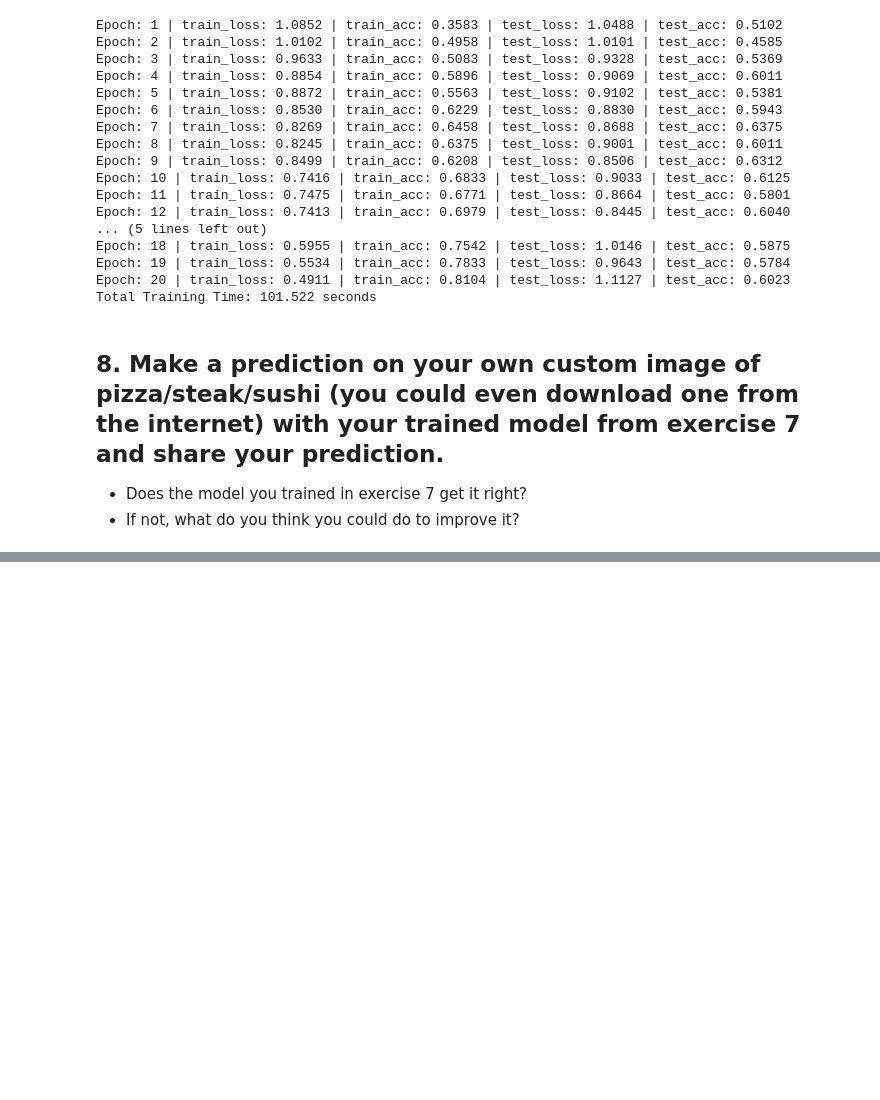
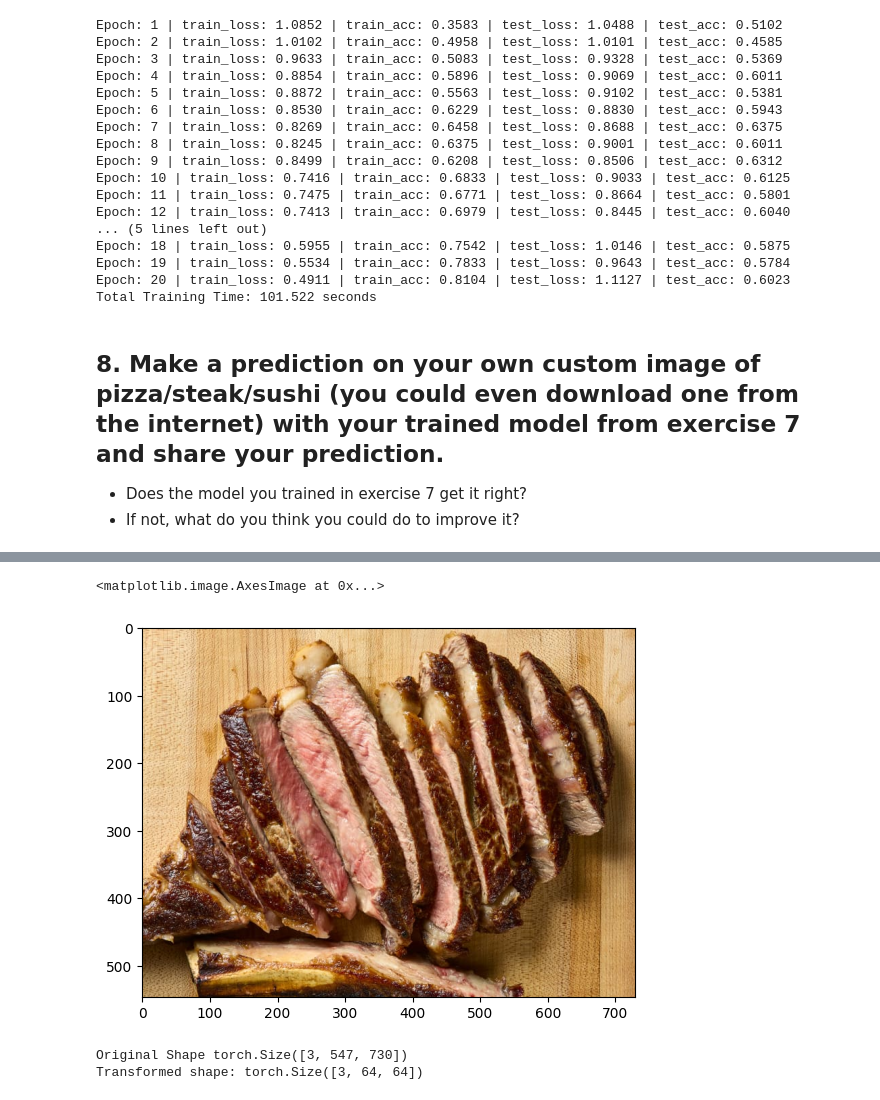
Before and after one commit to Datanerd97/PyTorch, a Jupyter notebook: extras/exercises/04_pytorch_custom_datasets_exercises.ipynb, the cells around one changed output, grey strips where cells are left out. Saved outputs shown, nothing was run; the diff lists cells and outputs as text; code cells hidden in the pictures; blank space fills up the shorter version.

```diff
--- a/extras/exercises/04_pytorch_custom_datasets_exercises.ipynb
+++ b/extras/exercises/04_pytorch_custom_datasets_exercises.ipynb
@@ -936,0 +1040,4 @@ Total Training Time: 101.522 seconds
+# %%
+# Normalize the shape of the img value
+custom_image = torchvision.io.read_image(str(custom_image_path)).type(torch.float32) / 255.
+custom_image
@@ -936,0 +1062,23 @@ Total Training Time: 101.522 seconds
+# %%
+# Chck if we have same image
+plt.imshow(custom_image.permute(1,2,0))
+# %% [output]
+<matplotlib.image.AxesImage at 0x...>
+[figure, added]
+# %%
+# Create a transform pipeline to resize image
+
+from torchvision import transforms
+custom_image_transform = transforms.Compose([
+    transforms.Resize(size = (64,64))
+])
+
+# Transform target image
+custom_image_transformed = custom_image_transform(custom_image)
+
+# Print out shape
+print(f"Original Shape {custom_image.shape}")
+print(f"Transformed shape: {custom_image_transformed.shape}")
+# %% [output]
+Original Shape torch.Size([3, 547, 730])
+Transformed shape: torch.Size([3, 64, 64])
```
Also changed, not shown: parts of 25 cells of this notebook.
